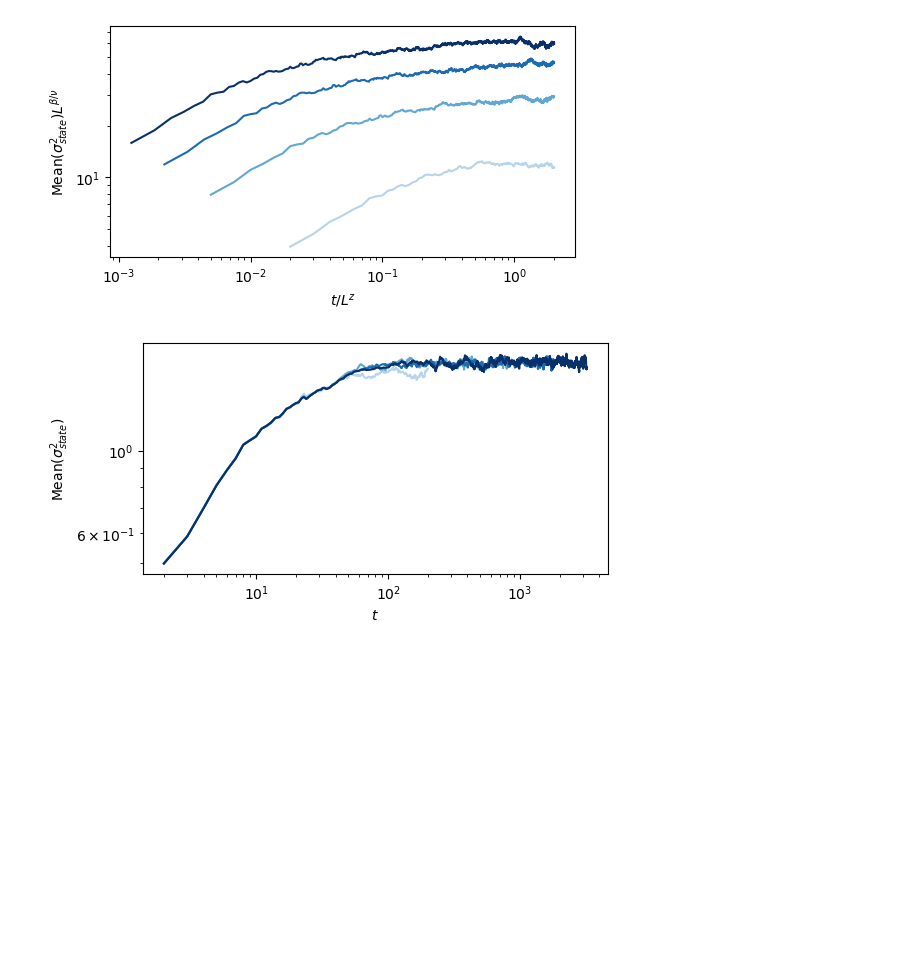
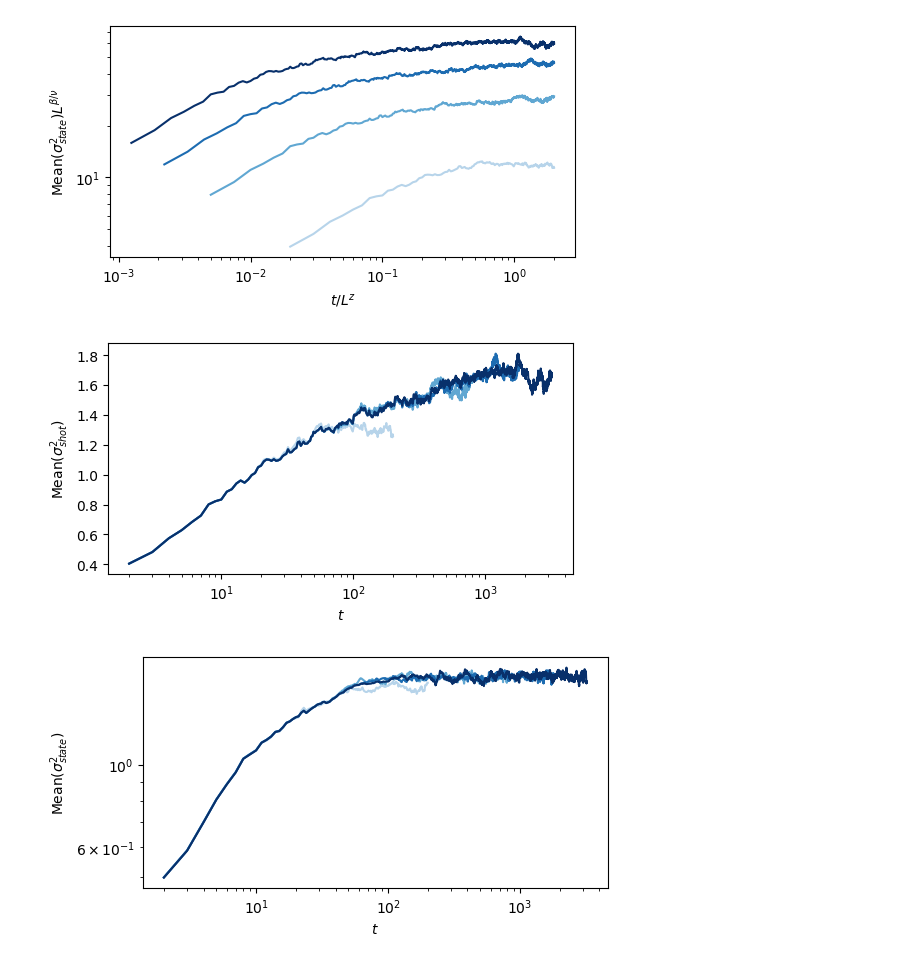
Before and after one commit to hainingpan/CT_MPS, a Jupyter notebook: FM_fluct_T.ipynb, the cells around one changed output. Saved outputs shown, nothing was run; the diff lists cells and outputs as text; code cells hidden in the pictures; blank space fills up the shorter version.

```diff
--- a/FM_fluct_T.ipynb
+++ b/FM_fluct_T.ipynb
@@ -705,15 +710,21 @@ traj_mean_DW = {}
 state_mean_DW = {}
 traj_var_DW = {}
 state_var_DW = {}
+shot_weight_DW = {}
+shot_mean_DW = {}
+shot_var_DW = {}
 for L in [10,20,30,40]:
     with open(f'traj_state_var_DW_L{L}.pickle','rb') as f:
         data= pickle.load(f)
         traj_weight_DW.update(data['traj_weight'])
         state_weight_DW.update(data['state_weight'])
+        shot_weight_DW.update(data['shot_weight'])
         traj_mean_DW.update(data['traj_mean'])
         state_mean_DW.update(data['state_mean'])
+        shot_mean_DW.update(data['shot_mean'])
         traj_var_DW.update(data['traj_var'])
         state_var_DW.update(data['state_var'])
+        shot_var_DW.update(data['shot_var'])
 # %%
 plot_T(traj_weight_DW, p=0.5, metric='weight', method='traj', )
 plot_T(traj_weight_DW, p=0.5, metric='weight', method='traj', rescale=True, )
@@ -762,6 +773,12 @@ plot_T(state_mean_DW, p=0.5, metric='mean', method='state', rescale=True, idxmin
 # %% [output]
 [figure]
 [figure]
+# %%
+plot_T(shot_mean_DW, p=0.5, metric='mean', method='shot', idxmin=2)
+plt.yscale('linear')
+# plot_T(shot_mean_DW, p=0.5, metric='mean', method='shot', rescale=True, idxmin=2)
+# %% [output]
+[figure, added]
 # %%
 plot_T(state_mean_DW, p=0.4, metric='mean', method='state', xscale='log',idxmin=2, rescale=False)
 # %% [output]
```
Also changed, not shown: parts of 3 cells of this notebook.
